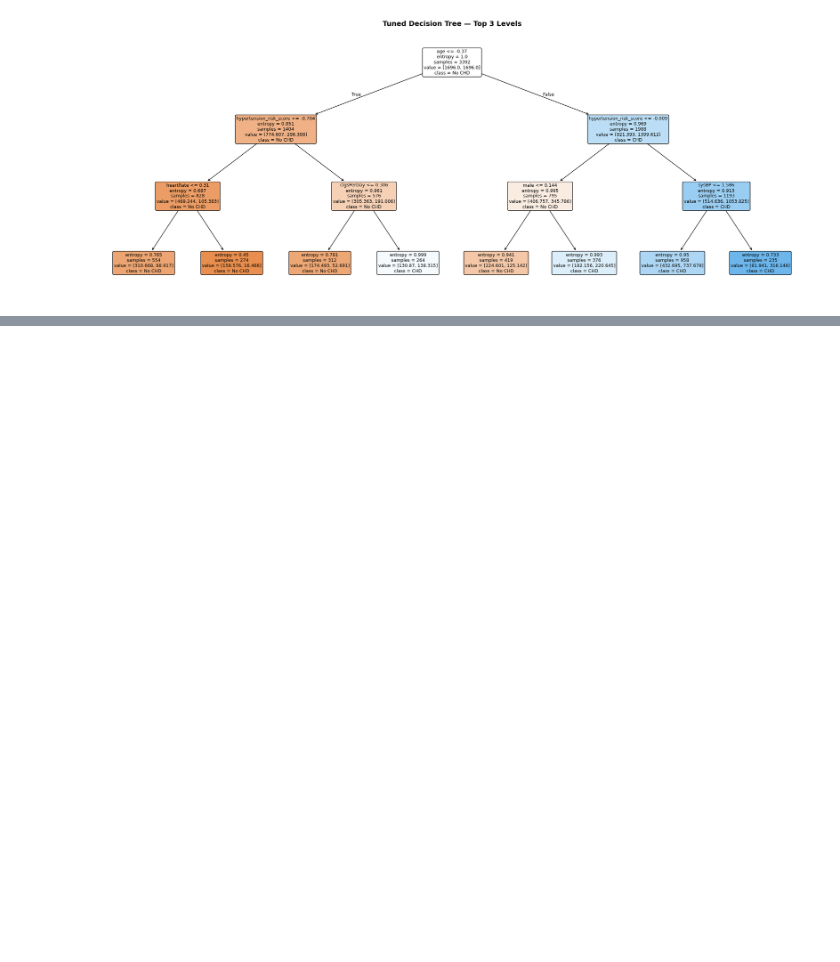
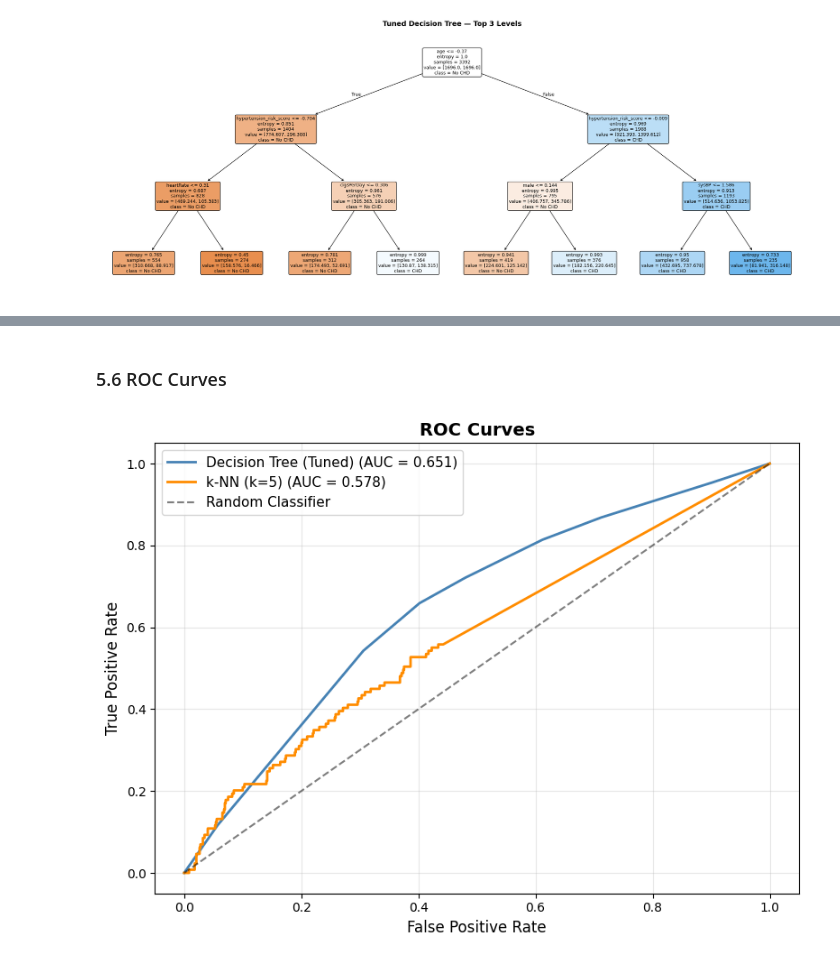
Before and after one commit to olkanth/MSCS_634_ProjectDeliverable_3, a Jupyter notebook: MSCS_634_Project_Deliverable3.ipynb, the cells around one changed output, grey strips where cells are left out. Cells and saved outputs as stored; diff of their text form; code cells hidden in the pictures; blank space fills up the shorter version.

```diff
--- a/MSCS_634_Project_Deliverable3.ipynb
+++ b/MSCS_634_Project_Deliverable3.ipynb
@@ -422,0 +515,24 @@ plt.show()
+# %% [markdown]
+### 5.6 ROC Curves
+# %%
+fig, ax = plt.subplots(figsize=(8, 6))
+
+for name, y_proba, color in [
+    ('Decision Tree (Tuned)', y_proba_dt_tuned, 'steelblue'),
+    (f'k-NN (k={best_k})',    y_proba_knn,      'darkorange')
+]:
+    fpr, tpr, _ = roc_curve(y_test, y_proba)
+    auc_val = roc_auc_score(y_test, y_proba)
+    ax.plot(fpr, tpr, label=f'{name} (AUC = {auc_val:.3f})', color=color, linewidth=2)
+
+ax.plot([0, 1], [0, 1], 'k--', alpha=0.5, label='Random Classifier')
+ax.set_xlabel('False Positive Rate', fontsize=12)
+ax.set_ylabel('True Positive Rate', fontsize=12)
+ax.set_title('ROC Curves', fontsize=14, fontweight='bold')
+ax.legend(fontsize=11)
+ax.grid(alpha=0.3)
+plt.tight_layout()
+plt.savefig('roc_curves.png', dpi=150, bbox_inches='tight')
+plt.show()
+# %% [output]
+[figure, added]
```
Also changed, not shown: parts of 10 cells of this notebook.
